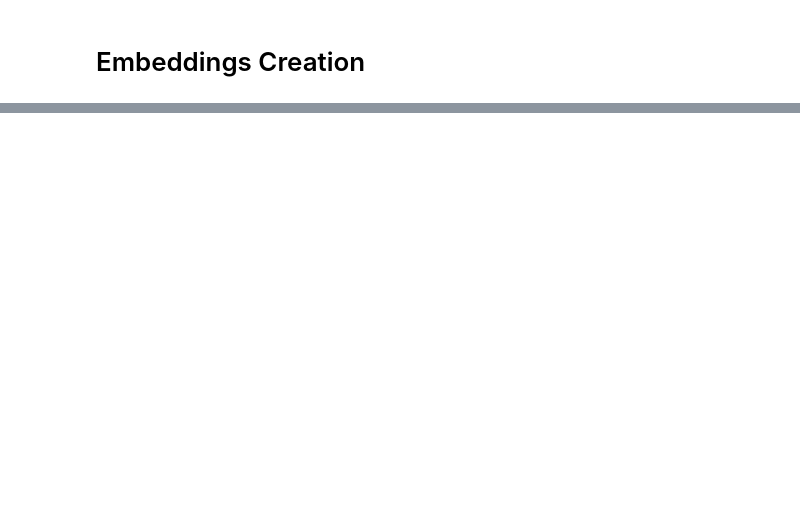
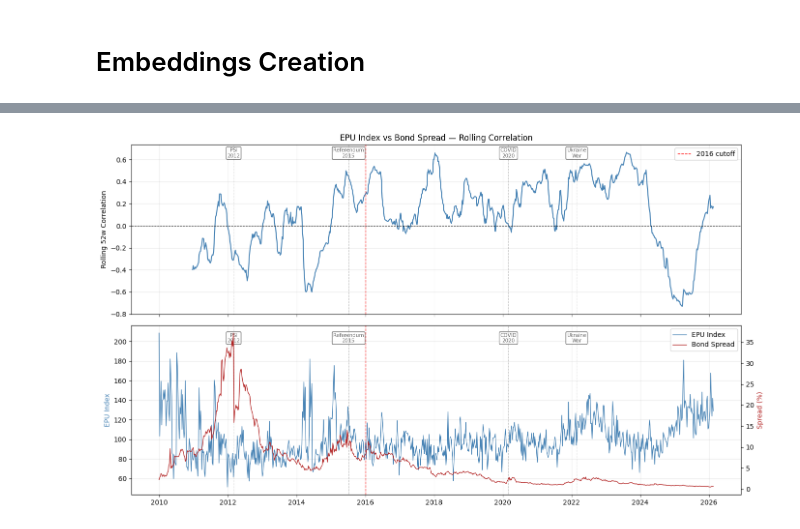
Before and after one commit to Swkratis210204/TextDataInEconomics, a Jupyter notebook: phase1/phase1.ipynb, the cells around one changed output, grey strips where cells are left out. Drawn from its saved outputs; the diff is of its cells as text; code cells hidden in the pictures; blank space fills up the shorter version.

```diff
--- a/phase1/phase1.ipynb
+++ b/phase1/phase1.ipynb
@@ -502,0 +898,20 @@ df_epu[[f"sim_{cat}" for cat in cats] + ["sim_EPU"]].describe().round(4)
+# %%
+# Ορισμός υποπεριόδων
+crisis    = merged[merged["week_dt"] <= "2015-12-31"]
+post      = merged[merged["week_dt"] >  "2015-12-31"]
+
+print(f"Crisis period:    {len(crisis)} weeks")
+print(f"Post-crisis:      {len(post)} weeks")
+print()
+
+for label, subset in [("Crisis 2010-2015", crisis), ("Post-crisis 2016-2026", post)]:
+    epu_d    = detrend(subset["epu_index"].values)
+    spread_d = detrend(subset["Spread"].values)
+
+    pr, pp = stats.pearsonr(epu_d, spread_d)
+    sr, sp = stats.spearmanr(epu_d, spread_d)
+
+    print(f"--- {label} ---")
+    print(f"Pearson r:  {pr:.4f}  (p={pp:.4f})")
+    print(f"Spearman r: {sr:.4f}  (p={sp:.4f})")
+    print()
@@ -502,0 +935,65 @@ df_epu[[f"sim_{cat}" for cat in cats] + ["sim_EPU"]].describe().round(4)
+# %%
+# ── Rolling Correlation Plot ───────────────────────────────────────────────────
+import matplotlib.pyplot as plt
+
+# Sort by date and compute 52-week rolling correlation
+merged_sorted = merged.sort_values("week_dt").reset_index(drop=True)
+rolling_corr  = (
+    merged_sorted["epu_index"]
+    .rolling(52)
+    .corr(merged_sorted["Spread"])
+)
+
+# Event annotations for both panels
+events = {
+    "PSI\n2012":        "2012-03-01",
+    "Referendum\n2015": "2015-07-05",
+    "COVID\n2020":      "2020-03-01",
+    "Ukraine\nWar":     "2022-02-24",
+}
+
+fig, (ax1, ax2) = plt.subplots(2, 1, figsize=(14, 8), sharex=True)
+
+# ── Panel 1: Rolling 52-week correlation ──────────────────────────────────────
+ax1.plot(merged_sorted["week_dt"], rolling_corr, color="steelblue", linewidth=1.5)
+ax1.axhline(0, color="black", linewidth=0.8, linestyle="--")
+ax1.axvline(pd.Timestamp("2015-12-31"), color="red", linewidth=1,
+            linestyle="--", label="2016 cutoff")
+
+for label, date in events.items():
+    ax1.axvline(pd.Timestamp(date), color="gray", linewidth=0.8, linestyle=":", alpha=0.7)
+    ax1.text(pd.Timestamp(date), 0.62, label, fontsize=7.5, ha="center",
+             color="dimgray", bbox=dict(boxstyle="round,pad=0.2", fc="white", alpha=0.6))
+
+ax1.set_ylabel("Rolling 52w Correlation")
+ax1.set_title("EPU Index vs Bond Spread — Rolling Correlation")
+ax1.legend()
+ax1.grid(alpha=0.3)
+
+# ── Panel 2: EPU Index & Bond Spread time series ──────────────────────────────
+ax2_twin = ax2.twinx()
+ax2.plot(merged_sorted["week_dt"], merged_sorted["epu_index"],
+         color="steelblue", linewidth=1, label="EPU Index")
+ax2_twin.plot(merged_sorted["week_dt"], merged_sorted["Spread"],
+              color="firebrick", linewidth=1, label="Bond Spread")
+
+ax2.set_ylabel("EPU Index", color="steelblue")
+ax2_twin.set_ylabel("Spread (%)", color="firebrick")
+ax2.axvline(pd.Timestamp("2015-12-31"), color="red", linewidth=1, linestyle="--")
+
+for label, date in events.items():
+    ax2.axvline(pd.Timestamp(date), color="gray", linewidth=0.8, linestyle=":", alpha=0.7)
+    ax2.text(pd.Timestamp(date), ax2.get_ylim()[1] * 0.92, label, fontsize=7.5,
+             ha="center", color="dimgray",
+             bbox=dict(boxstyle="round,pad=0.2", fc="white", alpha=0.6))
+
+lines1, labels1 = ax2.get_legend_handles_labels()
+lines2, labels2 = ax2_twin.get_legend_handles_labels()
+ax2.legend(lines1 + lines2, labels1 + labels2, loc="upper right")
+ax2.grid(alpha=0.3)
+
+plt.tight_layout()
+plt.savefig("epu_spread_rolling_annotated.png", dpi=150, bbox_inches="tight")
+plt.show()
+# %% [output]
+[figure, added]
```
Also changed, not shown: parts of 79 cells of this notebook, 6 other files.
